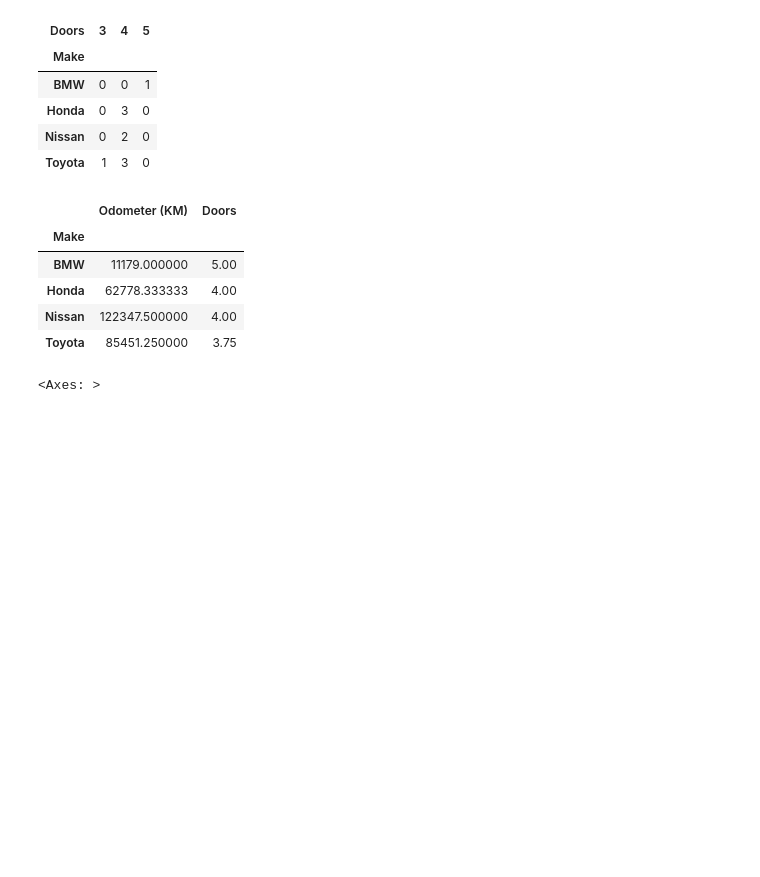
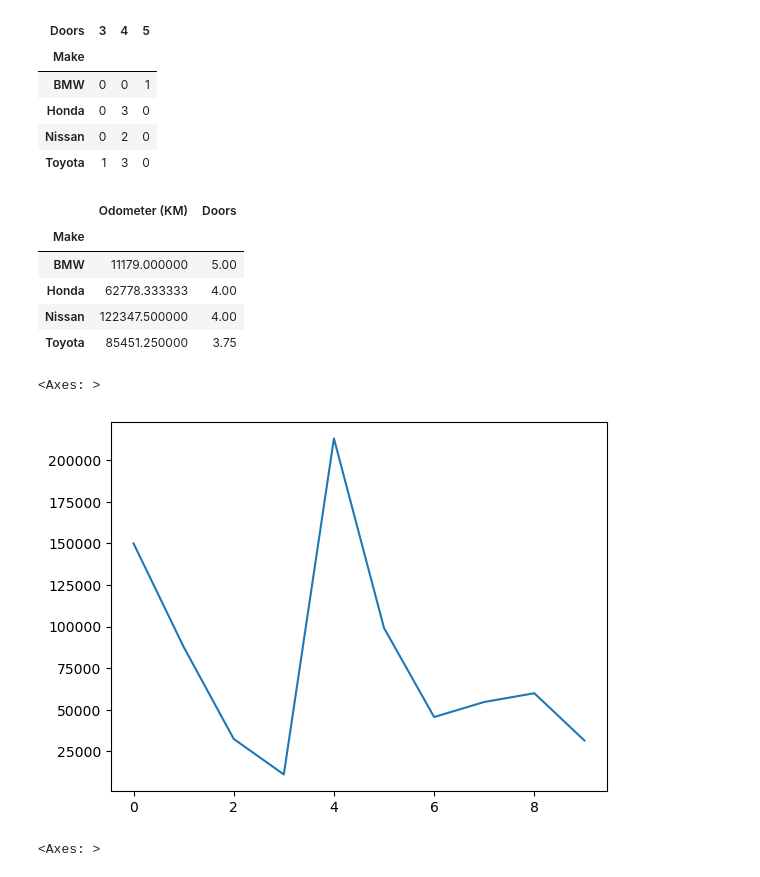
Before and after one commit to devKirkCartano/notebooks, a Jupyter notebook: pandas/pandas-exercises.ipynb, the cells around one changed output. Saved outputs shown, nothing was run; the diff lists cells and outputs as text; code cells hidden in the pictures; blank space fills up the shorter version.

```diff
--- a/pandas/pandas-exercises.ipynb
+++ b/pandas/pandas-exercises.ipynb
@@ -237,7 +237,11 @@ car_sales.groupby("Make")[numeric_columns].mean()
 # %%
 # Import Matplotlib and create a plot of the Odometer column
 # Don't forget to use %matplotlib inline
 import matplotlib.pyplot as plt
+car_sales["Odometer (KM)"].plot()
+# %% [output]
+<Axes: >
+[figure, added]
 # %%
 # Create a histogram of the Odometer column using hist()
 car_sales["Odometer (KM)"].hist()
```
Also changed, not shown: parts of 5 cells of this notebook.
